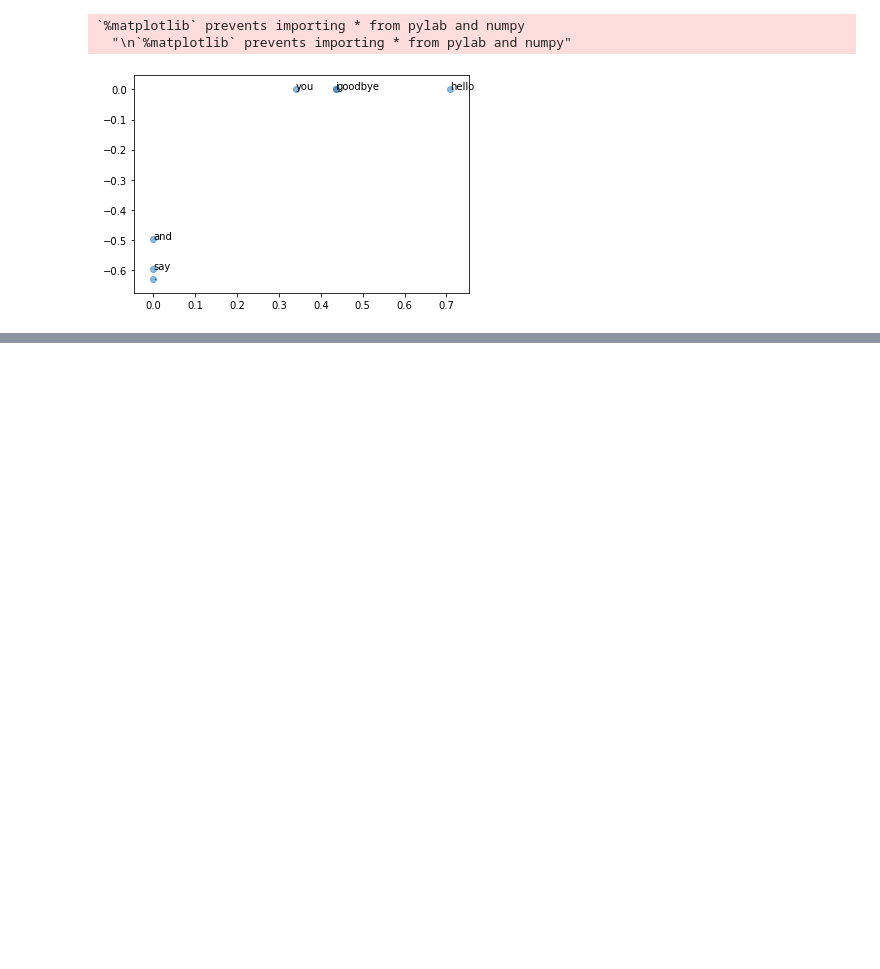
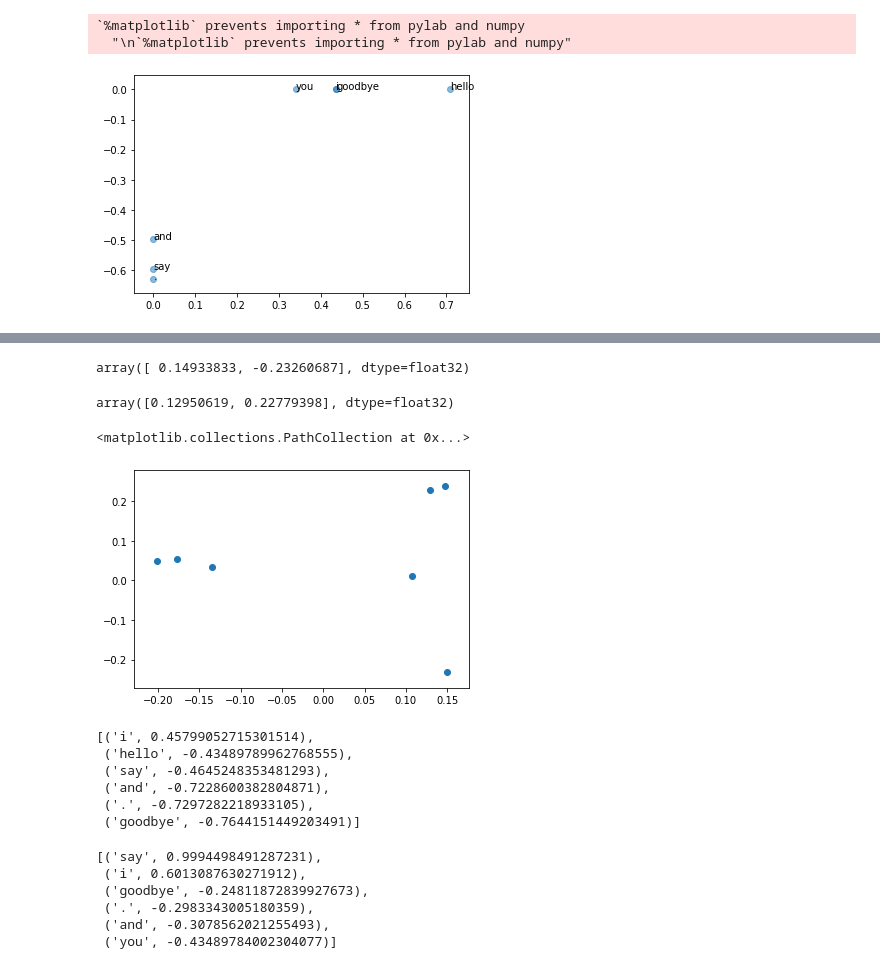
Before and after one commit to ywchiu/taipeifubon, a Jupyter notebook: Demo20200413.ipynb, the cells around one changed output, grey strips where cells are left out. Saved outputs shown, nothing was run; the diff lists cells and outputs as text; code cells hidden in the pictures; blank space fills up the shorter version.

```diff
--- a/Demo20200413.ipynb
+++ b/Demo20200413.ipynb
@@ -573,0 +617,3 @@ Populating the interactive namespace from numpy and matplotlib
+# %%
+text = 'You say goodbye and I say hello .'
+text.split()
@@ -573,0 +622,3 @@ Populating the interactive namespace from numpy and matplotlib
+# %%
+from gensim.models import word2vec
+model = word2vec.Word2Vec([text.lower().split()],size = 2,min_count=1,window = 1,iter = 10)
@@ -573,0 +635,33 @@ Populating the interactive namespace from numpy and matplotlib
+# %%
+model.wv.get_vector('you')
+# %% [output]
+array([ 0.14933833, -0.23260687], dtype=float32)
+# %%
+model.wv.get_vector('say')
+# %% [output]
+array([0.12950619, 0.22779398], dtype=float32)
+# %%
+X = model.wv.vectors
+# %%
+plt.scatter(X[:,0], X[:,1])
+# %% [output]
+<matplotlib.collections.PathCollection at 0x...>
+[figure, added]
+# %%
+model.most_similar('you')
+# %% [output]
+[('i', 0.45799052715301514),
+ ('hello', -0.43489789962768555),
+ ('say', -0.4645248353481293),
+ ('and', -0.7228600382804871),
+ ('.', -0.7297282218933105),
+ ('goodbye', -0.7644151449203491)]
+# %%
+model.most_similar('hello')
+# %% [output]
+[('say', 0.9994498491287231),
+ ('i', 0.6013087630271912),
+ ('goodbye', -0.24811872839927673),
+ ('.', -0.2983343005180359),
+ ('and', -0.3078562021255493),
+ ('you', -0.43489784002304077)]
```
Also changed, not shown: parts of 14 cells of this notebook.
